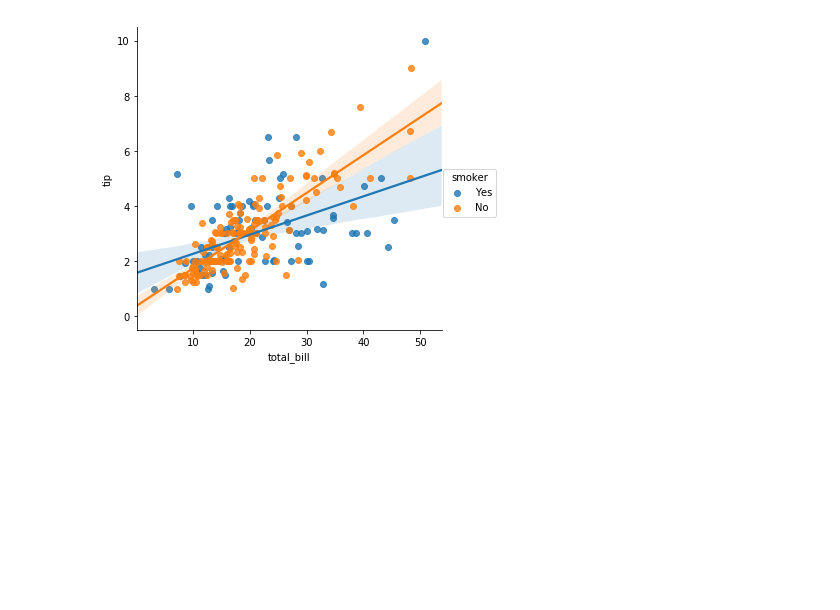
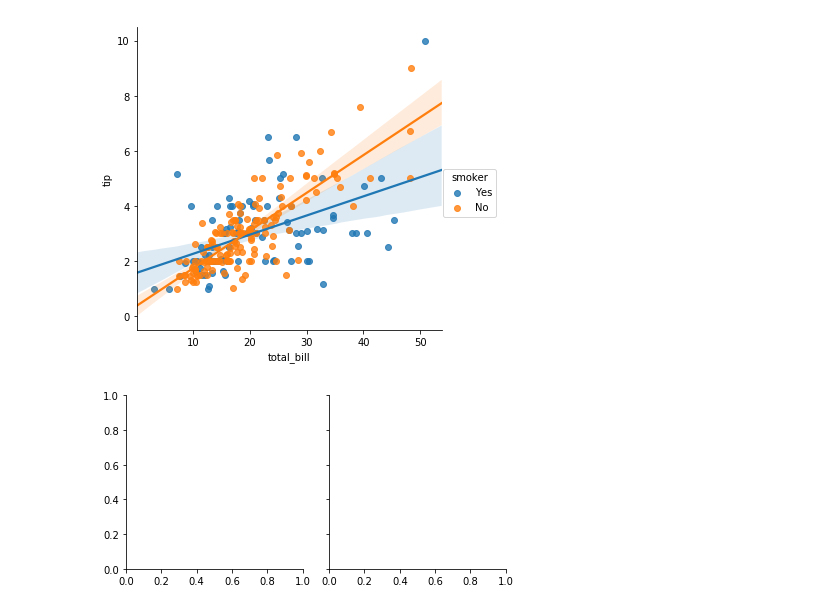
Before and after one commit to smileschen/2018-sp-stats131, a Jupyter notebook: 04-03 Basic Statistical Graphs with Seaborn.ipynb, the cells around one changed output. Drawn from its saved outputs; the diff is of its cells as text; code cells hidden in the pictures; blank space fills up the shorter version.

```diff
--- a/04-03 Basic Statistical Graphs with Seaborn.ipynb
+++ b/04-03 Basic Statistical Graphs with Seaborn.ipynb
@@ -199,3 +205,8 @@ sns.lmplot(x="total_bill", y="tip", hue="smoker", data=tips)
 # %% [output]
 <seaborn.axisgrid.FacetGrid at 0x...>
 [figure]
+# %%
+g = sns.FacetGrid(tips, col = 'smoker', margin_titles=True)
+g.map(sns.lmplot, "total_bill", 'tip')
+# %% [output]
+[figure, added]
```
Also changed, not shown: parts of 5 cells of this notebook, 1 other file.
